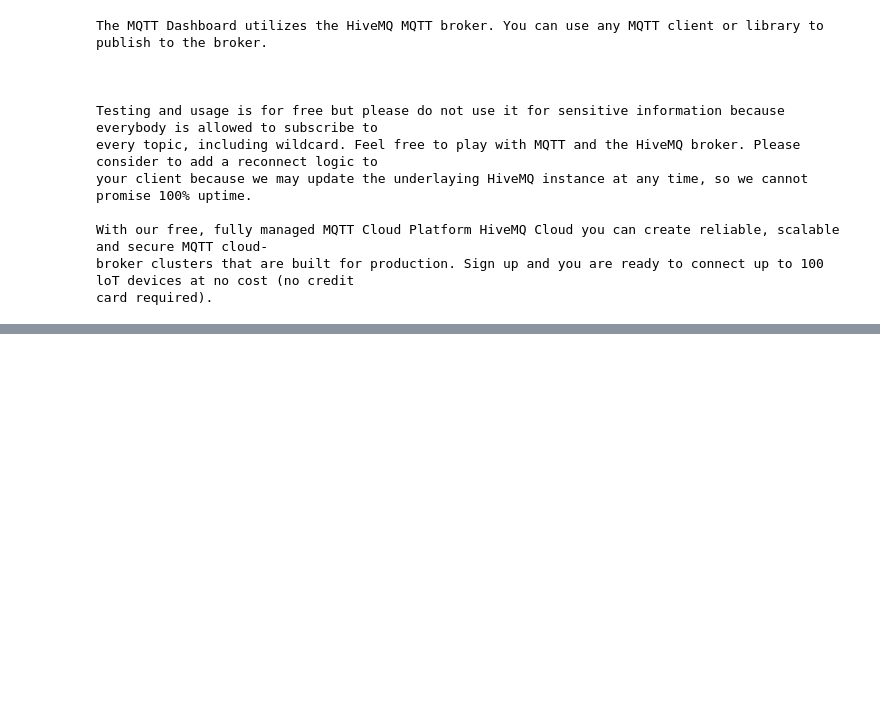
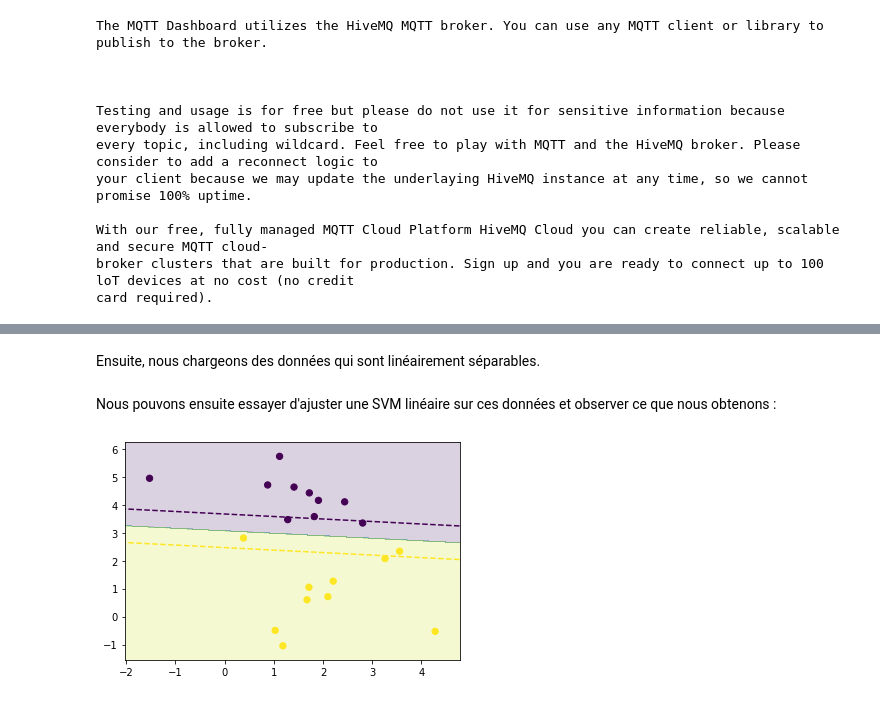
Before and after one commit to hamdi-ridha/Workshop-New-Vision, a Jupyter notebook: Workshop_New_Vision.ipynb, the cells around one changed output, grey strips where cells are left out. Cells and saved outputs as stored; diff of their text form; code cells hidden in the pictures; blank space fills up the shorter version.

```diff
--- a/Workshop_New_Vision.ipynb
+++ b/Workshop_New_Vision.ipynb
@@ -939,0 +967,35 @@ card required).
+# %%
+%matplotlib inline
+
+from sklearn.svm import SVC
+from sklearn.datasets import make_blobs, make_circles
+import matplotlib.pyplot as plt
+import numpy as np
+
+def plot_decision(clf, X, y):
+    # Build a 2D grid and perform classification using clf on this grid
+    xx, yy = np.meshgrid(np.arange(X[:,0].min() - .5, X[:,0].max() + .5, .01),
+                         np.arange(X[:,1].min() - .5, X[:,1].max() + .5, .01))
+    zz_dec = clf.decision_function(np.c_[xx.ravel(), yy.ravel()]).reshape(xx.shape)
+    zz_class = clf.predict(np.c_[xx.ravel(), yy.ravel()]).reshape(xx.shape)
+    plt.contourf(xx, yy, zz_class, alpha=.2)
+    plt.contour(xx, yy, zz_dec, color="k", linestyles="dashed", levels=[-1, 1])
+    # Plot data
+    plt.scatter(X[:, 0], X[:, 1], c=y, s=40)
+    # Draw a circle around support vectors
+    plt.scatter(clf.support_vectors_[:, 0], clf.support_vectors_[:, 1], s=100, facecolors="none")
+    # Set figure coordinate limits
+    plt.xlim(X[:,0].min() - .5, X[:,0].max() + .5)
+    plt.ylim(X[:,1].min() - .5, X[:,1].max() + .5)
+# %% [markdown]
+Ensuite, nous chargeons des données qui sont linéairement séparables.
+# %%
+X, y = make_blobs(n_samples=20, n_features=2, centers=2, cluster_std=.98, random_state=0)
+# %% [markdown]
+Nous pouvons ensuite essayer d'ajuster une SVM linéaire sur ces données et observer ce que nous obtenons :
+# %%
+clf = SVC(kernel="linear")
+clf.fit(X, y)
+plot_decision(clf, X, y)
+# %% [output]
+[figure, added]
```
Also changed, not shown: parts of 49 cells of this notebook.
